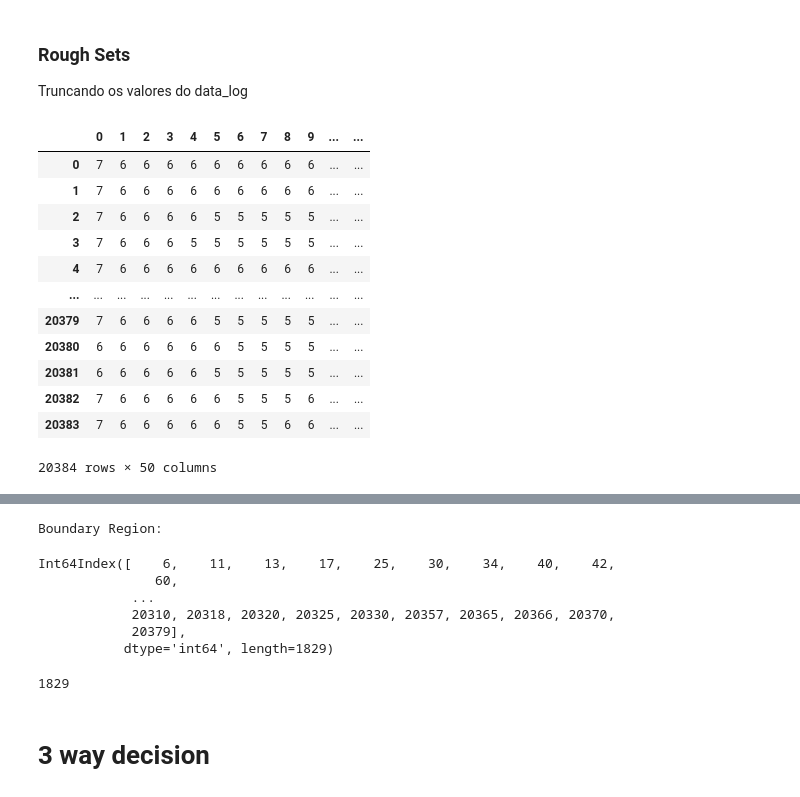
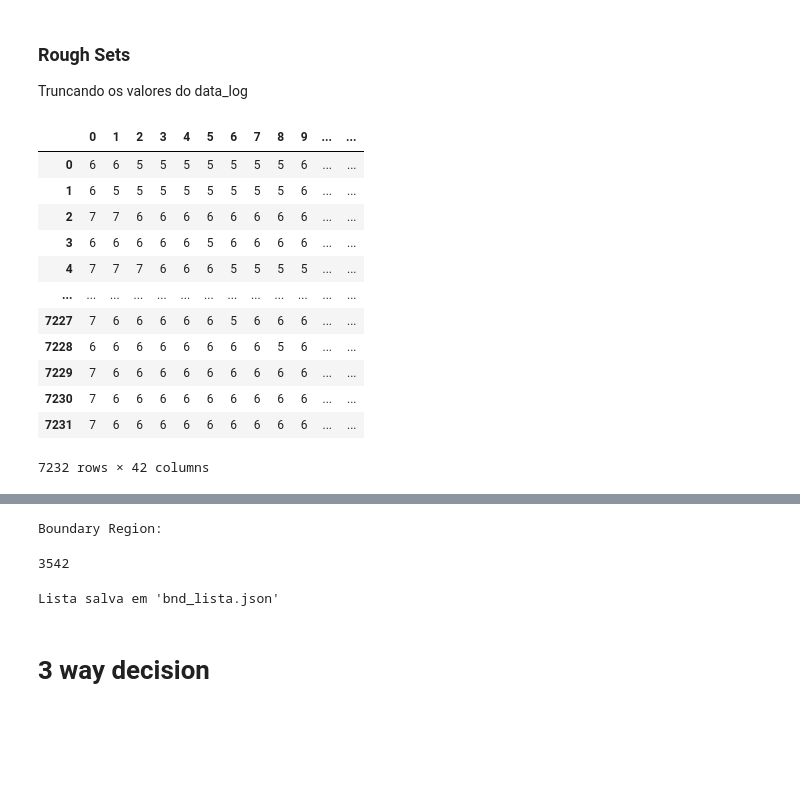
Before and after one commit to LAPIS-UDESC/latinScience, a Jupyter notebook: LBP_LOG_3way.ipynb, the cells around one changed output, grey strips where cells are left out. Saved outputs shown, nothing was run; the diff lists cells and outputs as text; code cells hidden in the pictures; blank space fills up the shorter version.

```diff
--- a/LBP_LOG_3way.ipynb
+++ b/LBP_LOG_3way.ipynb
@@ -17,8 +17,9 @@ DATABASES = config["paths"]["DATABASES"]
 # %% [markdown]
 ## Load HDF5 Dataset
 # %%
-nome = "lbp_bimcv|radius=6|n_points=48|n_samples=10192.hdf5"
-dataset = os.path.join(DATASETS, nome)
+caminho = 'CRD/lbp/nao_normalizado'
+nome = "lbp|radius=5|n_points=40|n_samples=3616.hdf5"
+dataset = os.path.join(DATASETS, caminho, nome)
 
 hdf5 = tables.open_file(dataset)
 dataset_table = hdf5.get_node("/dataset")
@@ -59,26 +60,31 @@ Truncando os valores do data_log
 # %%
 #df = pd.DataFrame(data_log)
 df = pd.DataFrame(np.trunc(data_log).astype(int))
 labels_old = labels
 labels = pd.Series(labels)
 labels.name = "decision"
 rs=roughsets_base.RoughSetDT(X=df,y=labels)
 positive_region, boundary, upper_aprox, negative_region = rs.get_approximation_indices()
 boundary_list = boundary.to_list()
 display(df,labels)
 print("Boundary Region:")
-display(boundary_list,len(boundary_list))
+display(len(boundary_list))
+
+with open("bnd_lista.json", "w", encoding="utf-8") as arquivo:
+    json.dump(boundary_list, arquivo, ensure_ascii=False, indent=4)
+
+print("Lista salva em 'bnd_lista.json'")
 # %% [output]
 |  | 0 | 1 | 2 | 3 | 4 | 5 | 6 | 7 | 8 | 9 | ... | ... |
-| 0 | 7 | 6 | 6 | 6 | 6 | 6 | 6 | 6 | 6 | 6 | ... | ... |
-| 1 | 7 | 6 | 6 | 6 | 6 | 6 | 6 | 6 | 6 | 6 | ... | ... |
-| 2 | 7 | 6 | 6 | 6 | 6 | 5 | 5 | 5 | 5 | 5 | ... | ... |
-| 3 | 7 | 6 | 6 | 6 | 5 | 5 | 5 | 5 | 5 | 5 | ... | ... |
-| 4 | 7 | 6 | 6 | 6 | 6 | 6 | 6 | 6 | 6 | 6 | ... | ... |
+| 0 | 6 | 6 | 5 | 5 | 5 | 5 | 5 | 5 | 5 | 6 | ... | ... |
+| 1 | 6 | 5 | 5 | 5 | 5 | 5 | 5 | 5 | 5 | 6 | ... | ... |
+| 2 | 7 | 7 | 6 | 6 | 6 | 6 | 6 | 6 | 6 | 6 | ... | ... |
+| 3 | 6 | 6 | 6 | 6 | 6 | 5 | 6 | 6 | 6 | 6 | ... | ... |
+| 4 | 7 | 7 | 7 | 6 | 6 | 6 | 5 | 5 | 5 | 5 | ... | ... |
 | ... | ... | ... | ... | ... | ... | ... | ... | ... | ... | ... | ... | ... |
-| 20379 | 7 | 6 | 6 | 6 | 6 | 5 | 5 | 5 | 5 | 5 | ... | ... |
-| 20380 | 6 | 6 | 6 | 6 | 6 | 6 | 5 | 5 | 5 | 5 | ... | ... |
-| 20381 | 6 | 6 | 6 | 6 | 6 | 5 | 5 | 5 | 5 | 5 | ... | ... |
-| 20382 | 7 | 6 | 6 | 6 | 6 | 6 | 5 | 5 | 5 | 6 | ... | ... |
-| 20383 | 7 | 6 | 6 | 6 | 6 | 6 | 5 | 5 | 6 | 6 | ... | ... |
+| 7227 | 7 | 6 | 6 | 6 | 6 | 6 | 5 | 6 | 6 | 6 | ... | ... |
+| 7228 | 6 | 6 | 6 | 6 | 6 | 6 | 6 | 6 | 5 | 6 | ... | ... |
+| 7229 | 7 | 6 | 6 | 6 | 6 | 6 | 6 | 6 | 6 | 6 | ... | ... |
+| 7230 | 7 | 6 | 6 | 6 | 6 | 6 | 6 | 6 | 6 | 6 | ... | ... |
+| 7231 | 7 | 6 | 6 | 6 | 6 | 6 | 6 | 6 | 6 | 6 | ... | ... |
-20384 rows × 50 columns
+7232 rows × 42 columns
@@ -97,11 +103,6 @@ Name: decision, Length: 20384, dtype: bytes128
 Boundary Region:
-Int64Index([    6,    11,    13,    17,    25,    30,    34,    40,    42,
-               60,
-            ...
-            20310, 20318, 20320, 20325, 20330, 20357, 20365, 20366, 20370,
-            20379],
-           dtype='int64', length=1829)
+3542
-1829
+Lista salva em 'bnd_lista.json'
 # %% [markdown]
 # 3 way decision
 # %%
```
Also changed, not shown: parts of 5 cells of this notebook, 3 other files.
